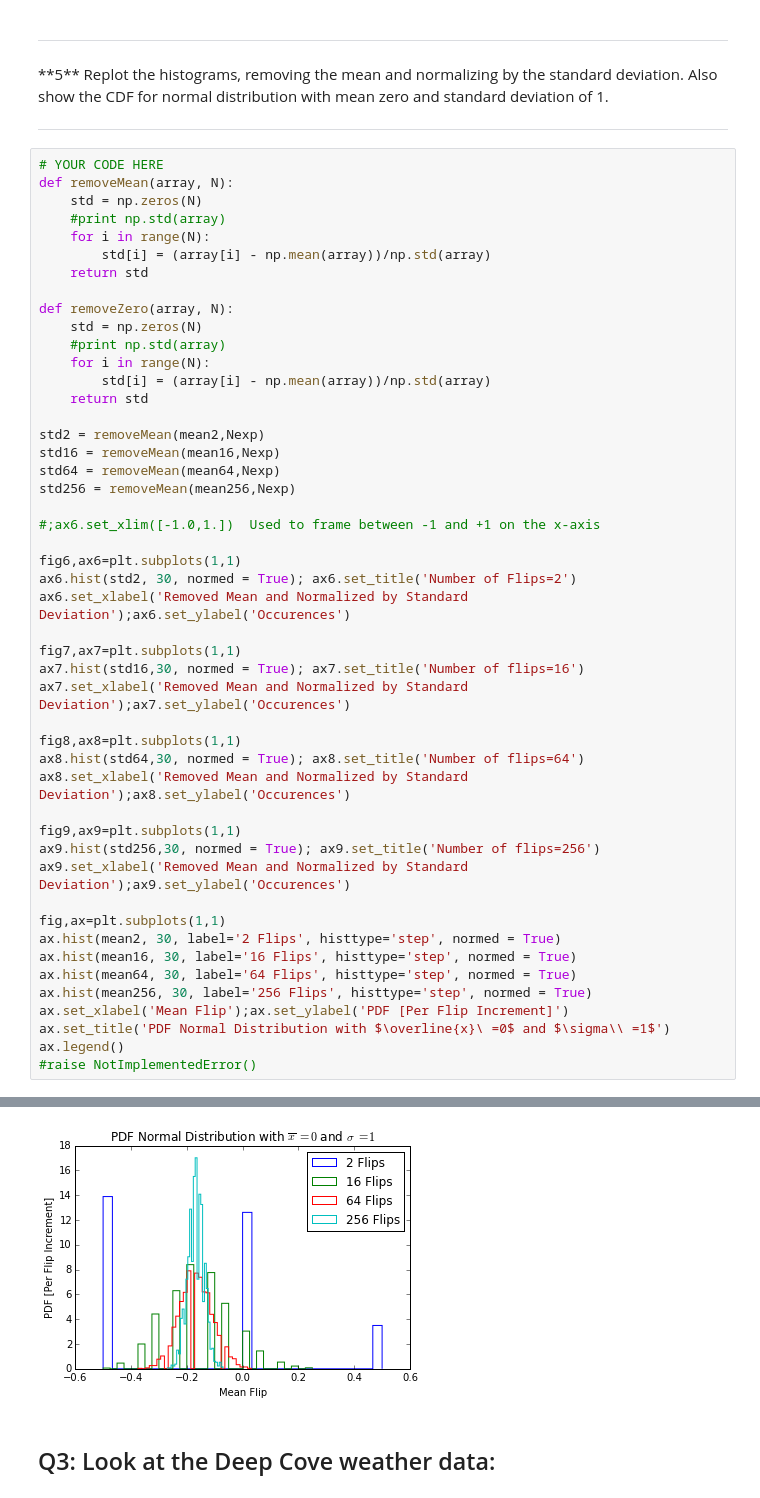
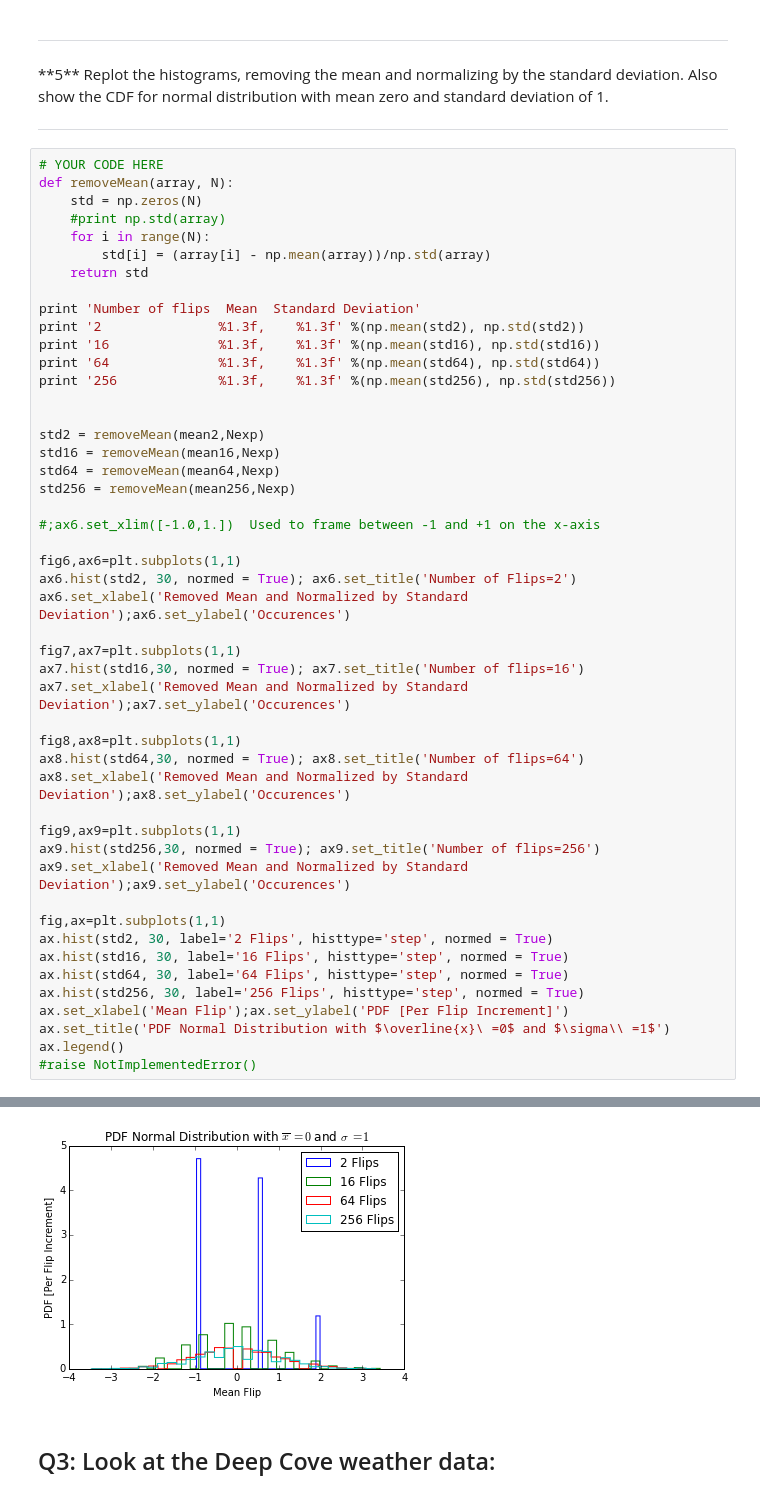
Before and after one commit to ingosh/Phy411Assignments, a Jupyter notebook: Assignment-01.ipynb, the cells around one changed output, grey strips where cells are left out. Drawn from its saved outputs; the diff is of its cells as text.

```diff
--- a/Assignment-01.ipynb
+++ b/Assignment-01.ipynb
@@ -210,12 +223,12 @@ def removeMean(array, N):
         std[i] = (array[i] - np.mean(array))/np.std(array)
     return std
 
-def removeZero(array, N):
-    std = np.zeros(N)
-    #print np.std(array)
-    for i in range(N):
-        std[i] = (array[i] - np.mean(array))/np.std(array)
-    return std
+print 'Number of flips  Mean  Standard Deviation'
+print '2               %1.3f,    %1.3f' %(np.mean(std2), np.std(std2))
+print '16              %1.3f,    %1.3f' %(np.mean(std16), np.std(std16))
+print '64              %1.3f,    %1.3f' %(np.mean(std64), np.std(std64))
+print '256             %1.3f,    %1.3f' %(np.mean(std256), np.std(std256))
+
 
 std2 = removeMean(mean2,Nexp)
 std16 = removeMean(mean16,Nexp)
@@ -241,10 +254,10 @@ ax9.hist(std256,30, normed = True); ax9.set_title('Number of flips=256')
 ax9.set_xlabel('Removed Mean and Normalized by Standard Deviation');ax9.set_ylabel('Occurences')
 
 fig,ax=plt.subplots(1,1)
-ax.hist(mean2, 30, label='2 Flips', histtype='step', normed = True)
-ax.hist(mean16, 30, label='16 Flips', histtype='step', normed = True)
-ax.hist(mean64, 30, label='64 Flips', histtype='step', normed = True)
-ax.hist(mean256, 30, label='256 Flips', histtype='step', normed = True)
+ax.hist(std2, 30, label='2 Flips', histtype='step', normed = True)
+ax.hist(std16, 30, label='16 Flips', histtype='step', normed = True)
+ax.hist(std64, 30, label='64 Flips', histtype='step', normed = True)
+ax.hist(std256, 30, label='256 Flips', histtype='step', normed = True)
 ax.set_xlabel('Mean Flip');ax.set_ylabel('PDF [Per Flip Increment]')
 ax.set_title('PDF Normal Distribution with $\overline{x}\ =0$ and $\sigma\\ =1$')
 ax.legend()
@@ -254,8 +272,8 @@ ax.legend()
 [figure]
 [figure]
 [figure]
 [figure]
-[figure, old version]
+[figure, new version]
 # %% [markdown]
 ## Q3: Look at the Deep Cove weather data:
 # %% [markdown]
```
Also changed, not shown: parts of 7 cells of this notebook.
